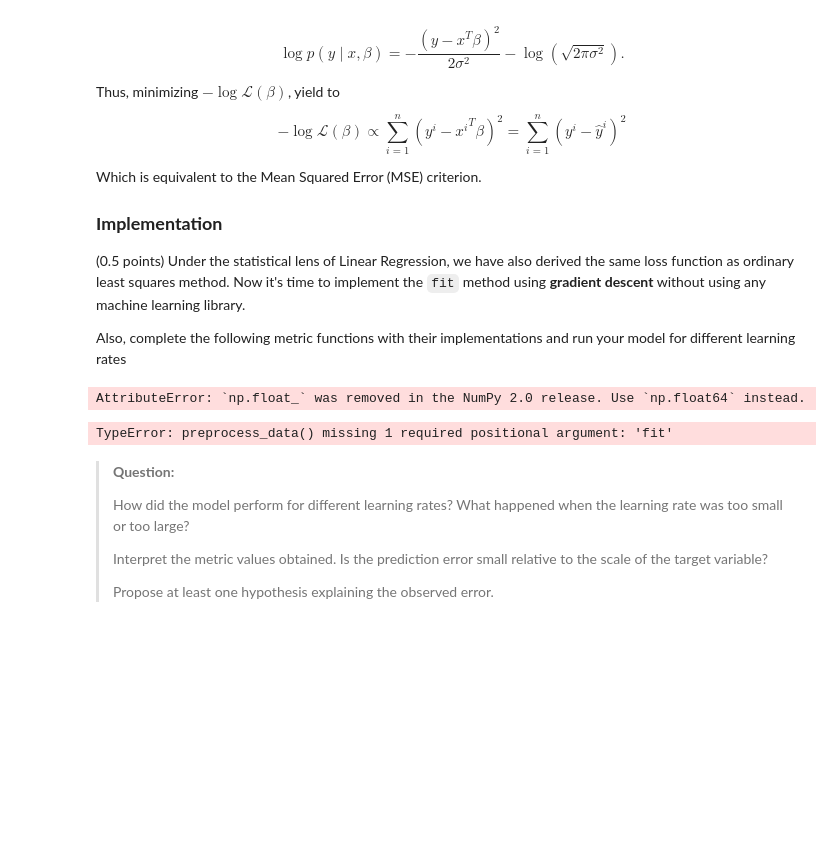
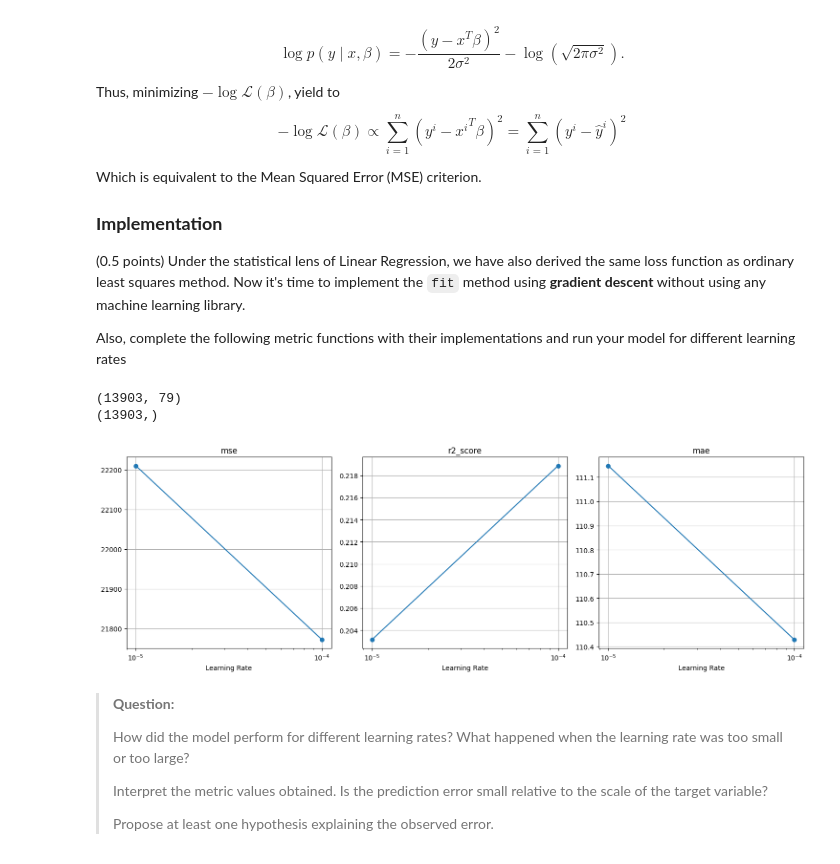
Before and after one commit to sofiavvb/ml, a Jupyter notebook: Tarefa01/mc886_1s2026-assignment_1.ipynb, the cells around one changed output. Saved outputs shown, nothing was run; the diff lists cells and outputs as text; code cells hidden in the pictures; blank space fills up the shorter version.

```diff
--- a/Tarefa01/mc886_1s2026-assignment_1.ipynb
+++ b/Tarefa01/mc886_1s2026-assignment_1.ipynb
@@ -705,25 +705,20 @@ class LinearRegression:
 
     def fit(self, X: NDArray[np.float_], y: NDArray[np.float_]) -> None:
         n_samples, n_features = X.shape
-        weights = np.zeros(n_features)
-        bias = 0.0
+        self.weights = np.zeros(n_features)
+        self.bias = 0.0
 
-        # gradiente descendente
         for _ in range(self.n_iterations):
-            self.update_weights(X, y, weights, bias)
-
-        raise NotImplementedError(
-            "Implement this function to train the linear regression model using gradient descent"
-        )
-
-    def update_weights(self, X: NDArray[np.float_], y: NDArray[np.float_], weights: NDArray[np.float_], bias: float) -> None:
-        pass
+            y_pred = X.dot(self.weights) + self.bias
+            gradients_weights = (2 / n_samples) * X.T.dot(y_pred - y)
+            gradients_bias = (2 / n_samples) * np.sum(y_pred - y)
+            self.weights -= self.learning_rate * gradients_weights
+            self.bias -= self.learning_rate * gradients_bias
 
     def predict(self, X: NDArray[np.float_]) -> NDArray[np.float_]:
         assert self.weights is not None and self.bias is not None, "Model is not trained yet"
-        return np.dot(X, self.weights) + self.bias
+
+        return X.dot(self.weights) + self.bias
-# %% [output]
-AttributeError: `np.float_` was removed in the NumPy 2.0 release. Use `np.float64` instead.
 # %%
 def plot_results(lrs: list[float], performances: dict[str, list[float]]) -> None:
     n_metrics = len(performances)
@@ -741,36 +736,38 @@ def plot_results(lrs: list[float], performances: dict[str, list[float]]) -> None
     plt.tight_layout()
     plt.show()
 # %%
-X, y = preprocess_data(train_df)
+X, y = preprocess_data(train_df, fit=True)
 
 # You can experiment with a pre-defined set of learning rates or
 # with a range of learning rates (e.g. logarithmically spaced)
-lrs = []
+lrs = [0.00001, 0.0001, 0.001, 0.01, 0.1]
 
 performances = {
     "mse": [],
     "r2_score": [],
     "mae": [],
     # Add other metrics here if you implemented them
 }
 
 for lr in lrs:
     model = LinearRegression(learning_rate=lr, n_iterations=1000)
     model.fit(X, y)
     y_pred = model.predict(X)
 
     mse_score = mse(y, y_pred)
     r2 = r2_score(y, y_pred)
     mae_score = mae(y, y_pred)
 
     performances["mse"].append(mse_score)
     performances["r2_score"].append(r2)
     performances["mae"].append(mae_score)
     # Add other metrics here if you implemented them
 
 plot_results(lrs, performances)
 # %% [output]
-TypeError: preprocess_data() missing 1 required positional argument: 'fit'
+(13903, 79)
+(13903,)
+[figure, added]
 # %% [markdown]
 > **Question:**
 >
```
Also changed, not shown: parts of 5 cells of this notebook.
